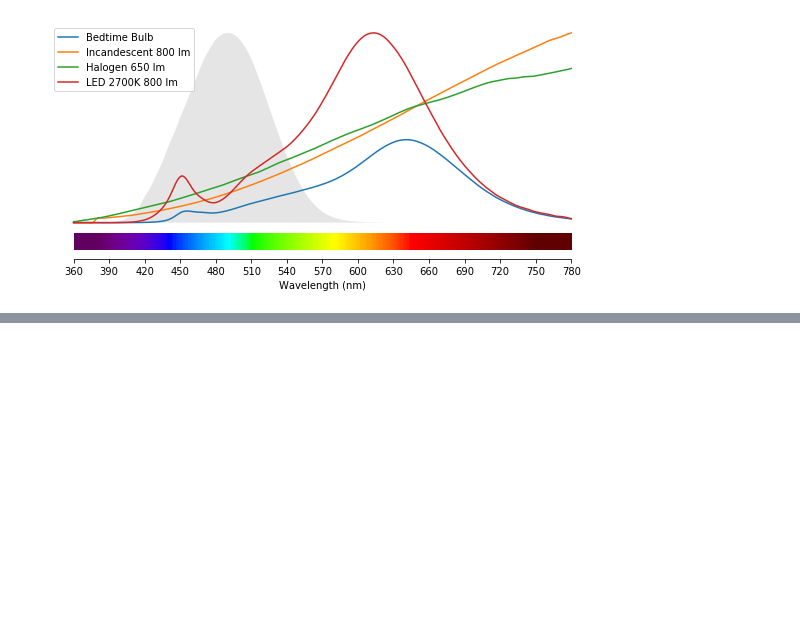
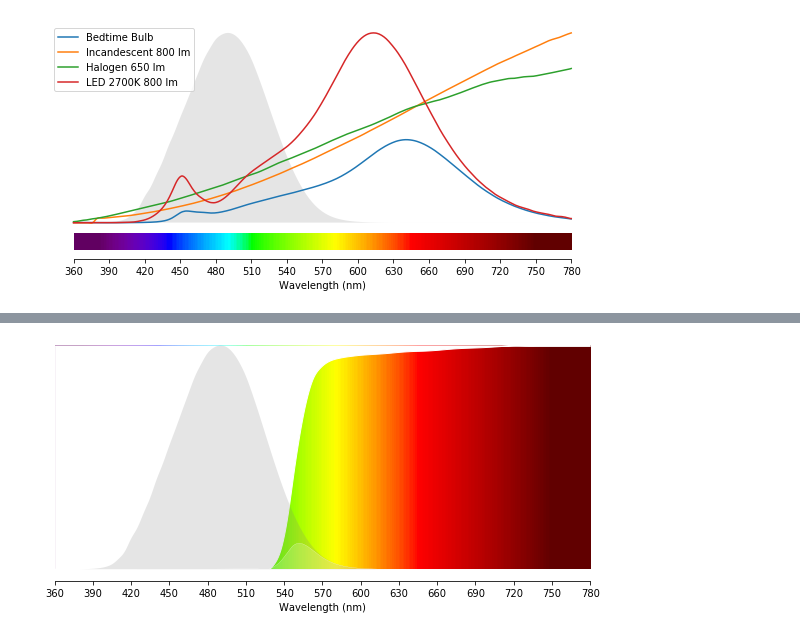
Before and after one commit to yeutterg/beautiful-photometry, a Jupyter notebook: examples/beautiful_photometry.ipynb, the cells around one changed output, grey strips where cells are left out. Saved outputs shown, nothing was run; the diff lists cells and outputs as text; code cells hidden in the pictures; blank space fills up the shorter version.

```diff
--- a/examples/beautiful_photometry.ipynb
+++ b/examples/beautiful_photometry.ipynb
@@ -158,0 +207,6 @@ plot_multi_spectrum([get_l_cone_curve(), get_m_cone_curve(), get_s_cone_curve()]
+# %%
+# Orange glasses
+uvex = import_spd('../CSVs/filters/uvex_sct_orange.csv', 'Uvex', normalize=True)
+plot_spectrum(uvex, hideyaxis=True, melanopic_curve=True, melanopic_stimulus=True, filename='../out/Uvex SCT Orange.png')
+# %% [output]
+[figure, added]
```
Also changed, not shown: parts of 12 cells of this notebook.
